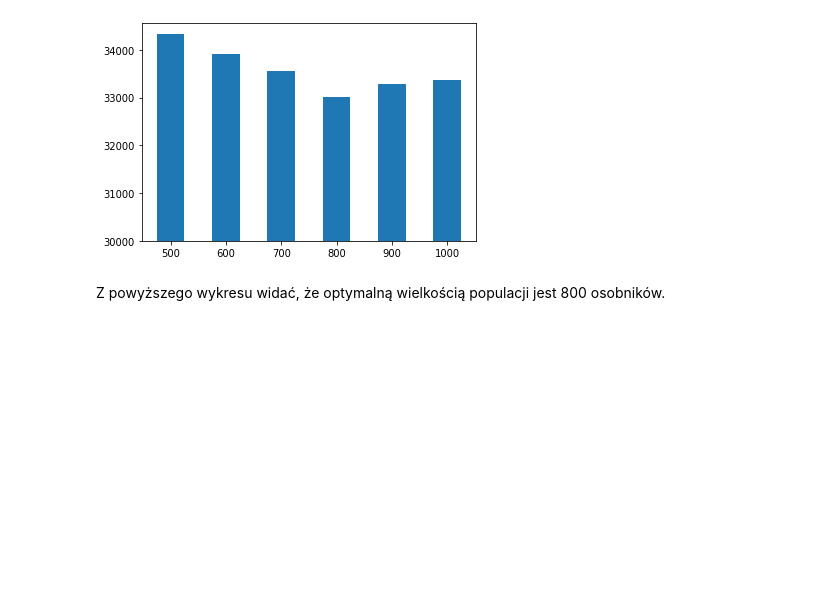
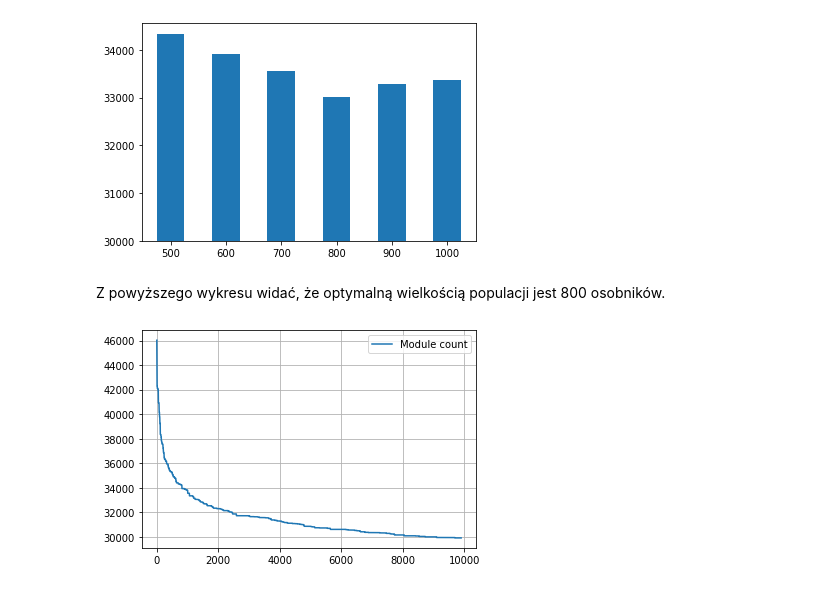
Before and after one commit to kowusek/POP_Evolutionary_algorithm, a Jupyter notebook: Documentation.ipynb, the cells around one changed output. Saved outputs shown, nothing was run; the diff lists cells and outputs as text; code cells hidden in the pictures; blank space fills up the shorter version.

```diff
--- a/Documentation.ipynb
+++ b/Documentation.ipynb
@@ -206,0 +189,21 @@ for crossProb in tqdm(values):
+# %%
+popSize = 800
+iterCount = 10000
+mutationProb = 0.02
+crossProb = 1.0
+modularity = 1
+pathCount = 0
+
+population = Population(popSize, pathCount)
+moduleCount = list()
+
+for x, y in tqdm(population.evolution(mutationProb, crossProb, iterCount, modularity), total = iterCount):
+    moduleCount.append(y)
+    if x % 100 == 0:
+        display.clear_output()
+        plt.plot(moduleCount, label = 'Module count')
+        plt.legend()
+        plt.grid()
+        plt.show()
+# %% [output]
+[figure, added]
```
Also changed, not shown: parts of 1 cell of this notebook.
